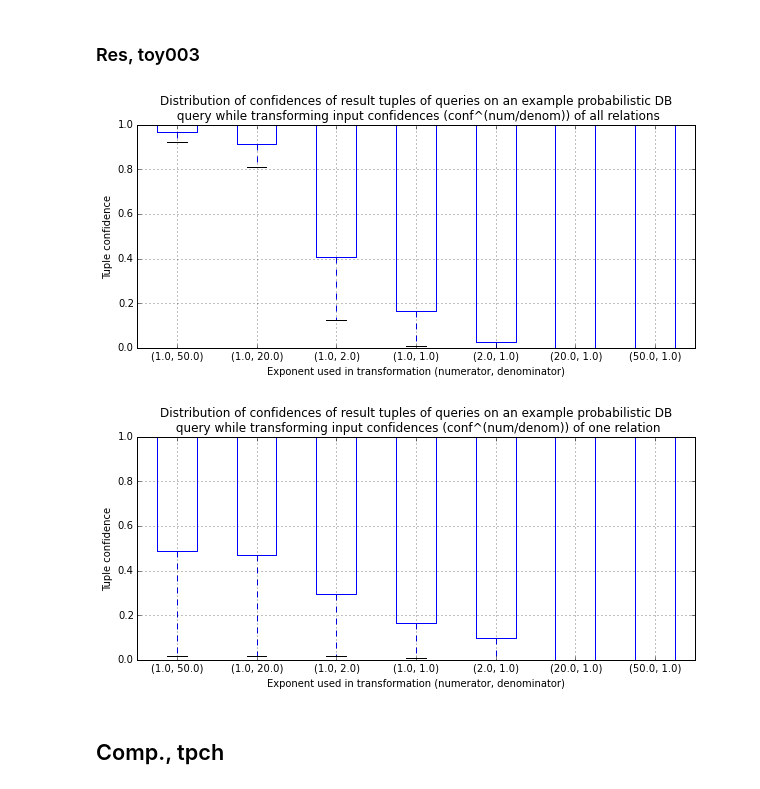
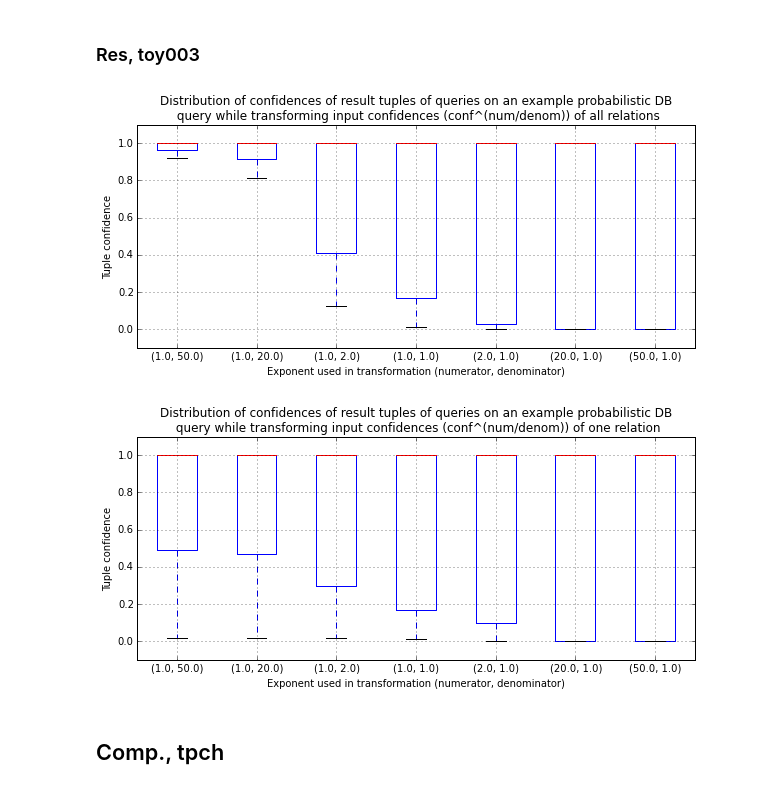
Before and after one commit to alexmemory/PrDBSens, a Jupyter notebook: notes/20150409_ACM_trio.ipynb, the cells around one changed output. Drawn from its saved outputs; the diff is of its cells as text; code cells hidden in the pictures.

```diff
--- a/notes/20150409_ACM_trio.ipynb
+++ b/notes/20150409_ACM_trio.ipynb
@@ -1305,5 +1306,6 @@ with pd.HDFStore('/home/amemory/Data/prdbsens/pipelines/tpch/pow/1st/q/toy001_re
     df2.boxplot(ax=ax)
     plt.title('Distribution of confidences of result tuples of queries on an example probabilistic DB\n query while transforming input confidences (conf^(num/denom)) of one relation')
     plt.ylabel('Tuple confidence')
+    plt.ylim(-.1,1.1)
     plt.xlabel('Exponent used in transformation (numerator, denominator)')
 # %% [output]
@@ -1326,5 +1328,6 @@ with pd.HDFStore('/home/amemory/Data/prdbsens/pipelines/tpch/pow/all/q/toy002_cu
     df2.boxplot(ax=ax)
     plt.title('Distribution of confidences of result tuples of queries on an example probabilistic DB\n query while transforming input confidences (conf^(num/denom)) of all relations')
     plt.ylabel('Tuple confidence')
+    plt.ylim(-.1,1.1)
     plt.xlabel('Exponent used in transformation (numerator, denominator)')
 # %% [output]
@@ -1345,5 +1348,6 @@ with pd.HDFStore('/home/amemory/Data/prdbsens/pipelines/tpch/pow/1st/q/toy002_cu
     df2.boxplot(ax=ax)
     plt.title('Distribution of confidences of result tuples of queries on an example probabilistic DB\n query while transforming input confidences (conf^(num/denom)) of one relation')
     plt.ylabel('Tuple confidence')
+    plt.ylim(-.1,1.1)
     plt.xlabel('Exponent used in transformation (numerator, denominator)')
 # %% [output]
@@ -1366,28 +1370,30 @@ with pd.HDFStore('/home/amemory/Data/prdbsens/pipelines/tpch/pow/all/q/toy003_Q5
     df2.boxplot(ax=ax)
     plt.title('Distribution of confidences of result tuples of queries on an example probabilistic DB\n query while transforming input confidences (conf^(num/denom)) of all relations')
     plt.ylabel('Tuple confidence')
+    plt.ylim(-.1,1.1)
     plt.xlabel('Exponent used in transformation (numerator, denominator)')
 # %% [output]
-[figure, old version]
+[figure, new version]
 # %%
 with pd.HDFStore('/home/amemory/Data/prdbsens/pipelines/tpch/pow/1st/q/toy003_Q5_cust_ord_nat_reg/qres/toy003_Q5_cust_ord_nat_reg.h5','r') as sto:
     dfs = []
     for nam,k in [(grp._v_name,grp._v_pathname) for grp in sto.root.exp]:
         info = sto.get_storer(k).attrs.info
         t = sto[k]
         t['numerator'] = info['numerator']
         t['denominator'] = info['denominator']
         dfs.append(t)
     df = pd.concat(dfs)
     df2 = df.set_index(['tuple','numerator','denominator']).unstack(['numerator','denominator']).conf
     plt.figure(figsize=(10,4))
     ax = plt.gca()
     df2.boxplot(ax=ax)
     plt.title('Distribution of confidences of result tuples of queries on an example probabilistic DB\n query while transforming input confidences (conf^(num/denom)) of one relation')
     plt.ylabel('Tuple confidence')
+    plt.ylim(-.1,1.1)
     plt.xlabel('Exponent used in transformation (numerator, denominator)')
 # %% [output]
-[figure, old version]
+[figure, new version]
 # %% [markdown]
 ## Comp., tpch
 # %% [markdown]
```
Also changed, not shown: parts of 4 cells of this notebook.
